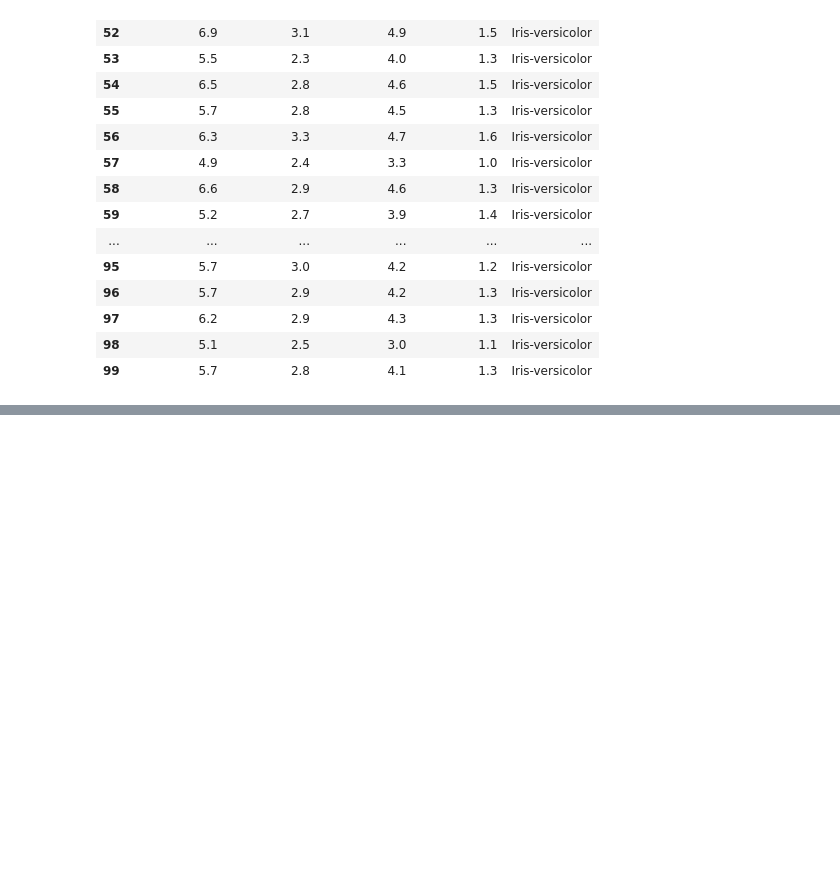
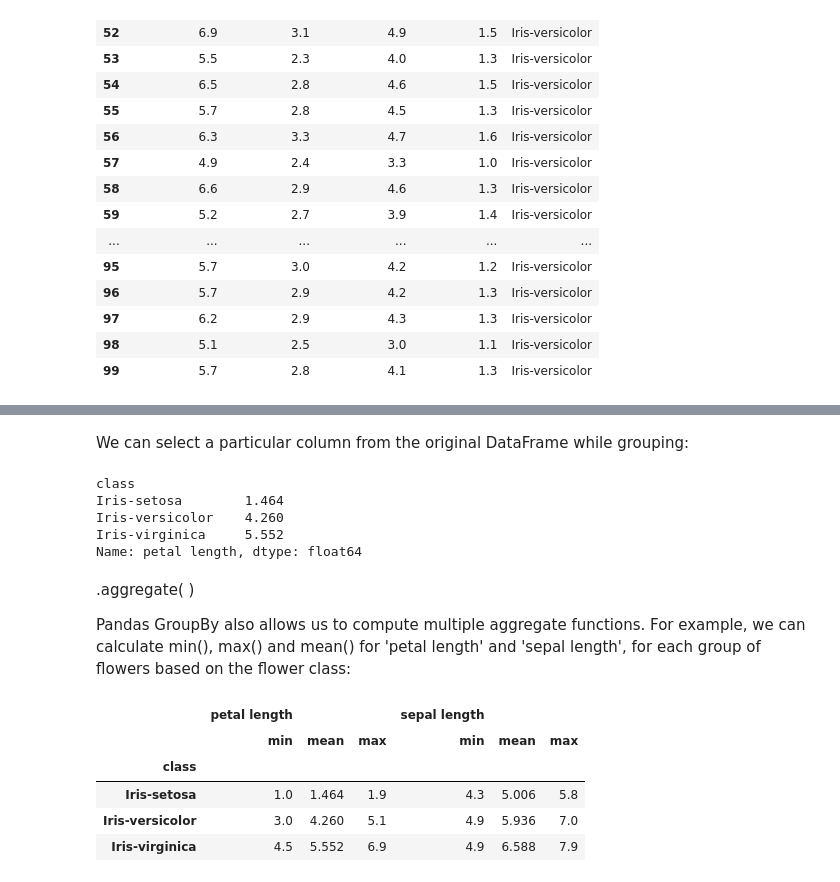
Before and after one commit to IgaMeddie/Data_Science_101, a Jupyter notebook: studying_pandas.ipynb, the cells around one changed output, grey strips where cells are left out. Drawn from its saved outputs; the diff is of its cells as text; code cells hidden in the pictures; blank space fills up the shorter version.

Commit message:
Using .idxmax( ) and .aggregate( )

```diff
--- a/studying_pandas.ipynb
+++ b/studying_pandas.ipynb
@@ -446,0 +498,23 @@ iris_grouped.get_group('Iris-versicolor')
+# %% [markdown]
+We can select a particular column from the original DataFrame while grouping:
+# %%
+iris.groupby('class')['petal length'].mean() # returns a series object
+# %% [output]
+class
+Iris-setosa        1.464
+Iris-versicolor    4.260
+Iris-virginica     5.552
+Name: petal length, dtype: float64
+# %% [markdown]
+.aggregate( )
+
+Pandas GroupBy also allows us to compute multiple aggregate functions. For example, we can calculate min(), max() and mean() for 'petal length' and 'sepal length', for each group of flowers based on the flower class:
+# %%
+iris.groupby('class')[['petal length','sepal length']].aggregate(['min', np.mean, max])
+# %% [output]
+|  | petal length |  |  | sepal length |  |  |
+|  | min | mean | max | min | mean | max |
+| class |  |  |  |  |  |  |
+| Iris-setosa | 1.0 | 1.464 | 1.9 | 4.3 | 5.006 | 5.8 |
+| Iris-versicolor | 3.0 | 4.260 | 5.1 | 4.9 | 5.936 | 7.0 |
+| Iris-virginica | 4.5 | 5.552 | 6.9 | 4.9 | 6.588 | 7.9 |
```
Also changed, not shown: parts of 13 cells of this notebook.
